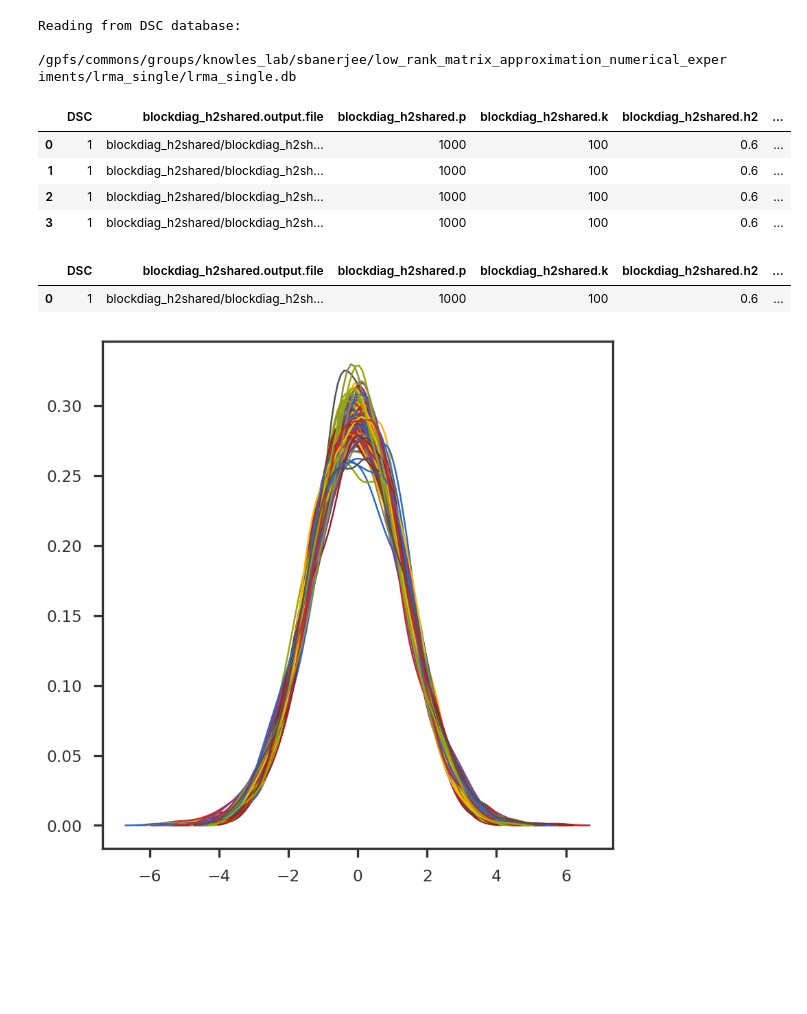
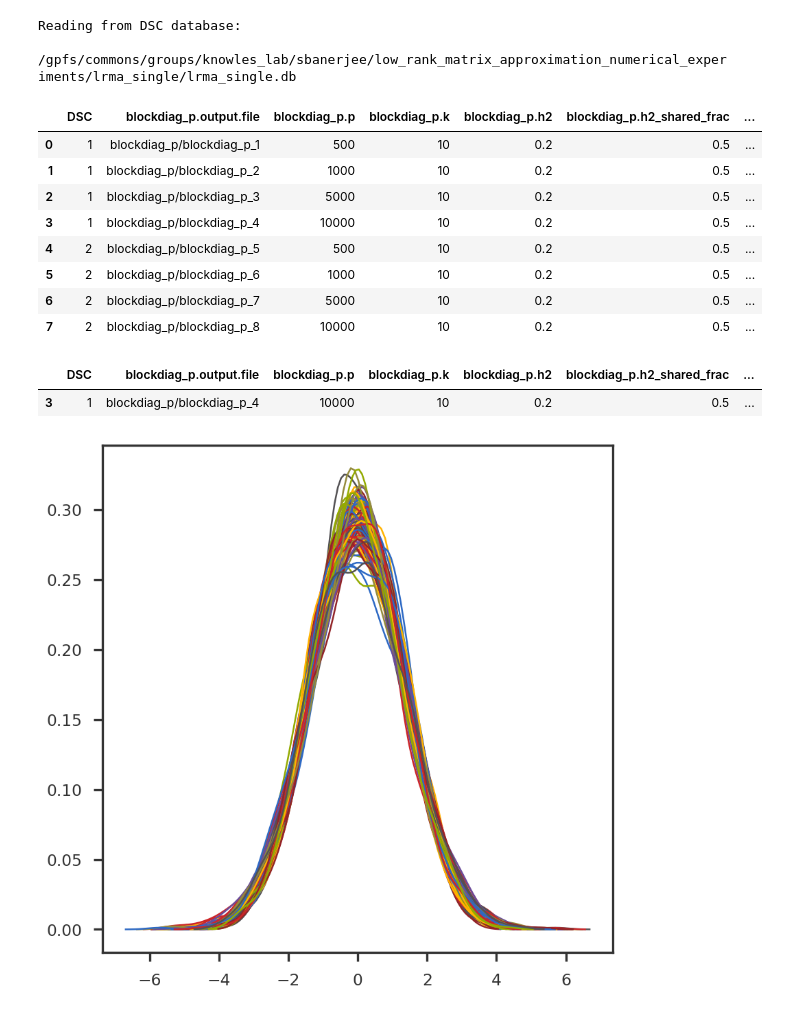
Before and after one commit to banskt/lrma-dsc, a Jupyter notebook: analysis/read_simulation.ipynb, the cells around one changed output. Drawn from its saved outputs; the diff is of its cells as text; code cells hidden in the pictures; blank space fills up the shorter version.

```diff
--- a/analysis/read_simulation.ipynb
+++ b/analysis/read_simulation.ipynb
@@ -19,43 +19,47 @@ from scipy.spatial import procrustes
 # %%
 dsc_output = "/gpfs/commons/groups/knowles_lab/sbanerjee/low_rank_matrix_approximation_numerical_experiments/lrma_single"
 
 dsc_fname  = os.path.basename(os.path.normpath(dsc_output))
 db = os.path.join(dsc_output, dsc_fname + ".db")
 respkl   = os.path.join("../dsc/results", dsc_fname + ".pkl")
 dscoutpkl = os.path.join("../dsc/results", dsc_fname + "_dscout.pkl")
 
 if os.path.isfile(dscoutpkl):
     dscout = pd.read_pickle(dscoutpkl)
 else:
     print ("Could not find dscout from dscquery")
 
 refresh_pickle = True
-sim_module = "blockdiag_h2shared"
+sim_module = "blockdiag_p"
 target = [sim_module] + [f"{sim_module}.{prop}" for prop in ["p", "k", "h2", "h2_shared_frac", "aq", "a0"]]
 
 condition = [""]
 
 print ("Reading from DSC database:")
 print (f"    {db}")
 print ("")
 
 qp = dscQP(db, target, condition)
 df = qp.output_table
 
 df
 # %% [output]
 Reading from DSC database:
     /gpfs/commons/groups/knowles_lab/sbanerjee/low_rank_matrix_approximation_numerical_experiments/lrma_single/lrma_single.db
-|  | DSC | blockdiag_h2shared.output.file | blockdiag_h2shared.p | blockdiag_h2shared.k | blockdiag_h2shared.h2 | ... |
-| 0 | 1 | blockdiag_h2shared/blockdiag_h2sh... | 1000 | 100 | 0.6 | ... |
-| 1 | 1 | blockdiag_h2shared/blockdiag_h2sh... | 1000 | 100 | 0.6 | ... |
-| 2 | 1 | blockdiag_h2shared/blockdiag_h2sh... | 1000 | 100 | 0.6 | ... |
-| 3 | 1 | blockdiag_h2shared/blockdiag_h2sh... | 1000 | 100 | 0.6 | ... |
+|  | DSC | blockdiag_p.output.file | blockdiag_p.p | blockdiag_p.k | blockdiag_p.h2 | blockdiag_p.h2_shared_frac | ... |
+| 0 | 1 | blockdiag_p/blockdiag_p_1 | 500 | 10 | 0.2 | 0.5 | ... |
+| 1 | 1 | blockdiag_p/blockdiag_p_2 | 1000 | 10 | 0.2 | 0.5 | ... |
+| 2 | 1 | blockdiag_p/blockdiag_p_3 | 5000 | 10 | 0.2 | 0.5 | ... |
+| 3 | 1 | blockdiag_p/blockdiag_p_4 | 10000 | 10 | 0.2 | 0.5 | ... |
+| 4 | 2 | blockdiag_p/blockdiag_p_5 | 500 | 10 | 0.2 | 0.5 | ... |
+| 5 | 2 | blockdiag_p/blockdiag_p_6 | 1000 | 10 | 0.2 | 0.5 | ... |
+| 6 | 2 | blockdiag_p/blockdiag_p_7 | 5000 | 10 | 0.2 | 0.5 | ... |
+| 7 | 2 | blockdiag_p/blockdiag_p_8 | 10000 | 10 | 0.2 | 0.5 | ... |
 # %%
-df.iloc[[0]]
+df.iloc[[3]]
 # %% [output]
-|  | DSC | blockdiag_h2shared.output.file | blockdiag_h2shared.p | blockdiag_h2shared.k | blockdiag_h2shared.h2 | ... |
-| 0 | 1 | blockdiag_h2shared/blockdiag_h2sh... | 1000 | 100 | 0.6 | ... |
+|  | DSC | blockdiag_p.output.file | blockdiag_p.p | blockdiag_p.k | blockdiag_p.h2 | blockdiag_p.h2_shared_frac | ... |
+| 3 | 1 | blockdiag_p/blockdiag_p_4 | 10000 | 10 | 0.2 | 0.5 | ... |
 # %%
 #fprefix = df.loc[df['DSC'] == 2]['blockdiag_p.output.file'].values[0]
 fprefix = df.iloc[[0]][f'{sim_module}.output.file'].values[0]
```
Also changed, not shown: 18 other files.
